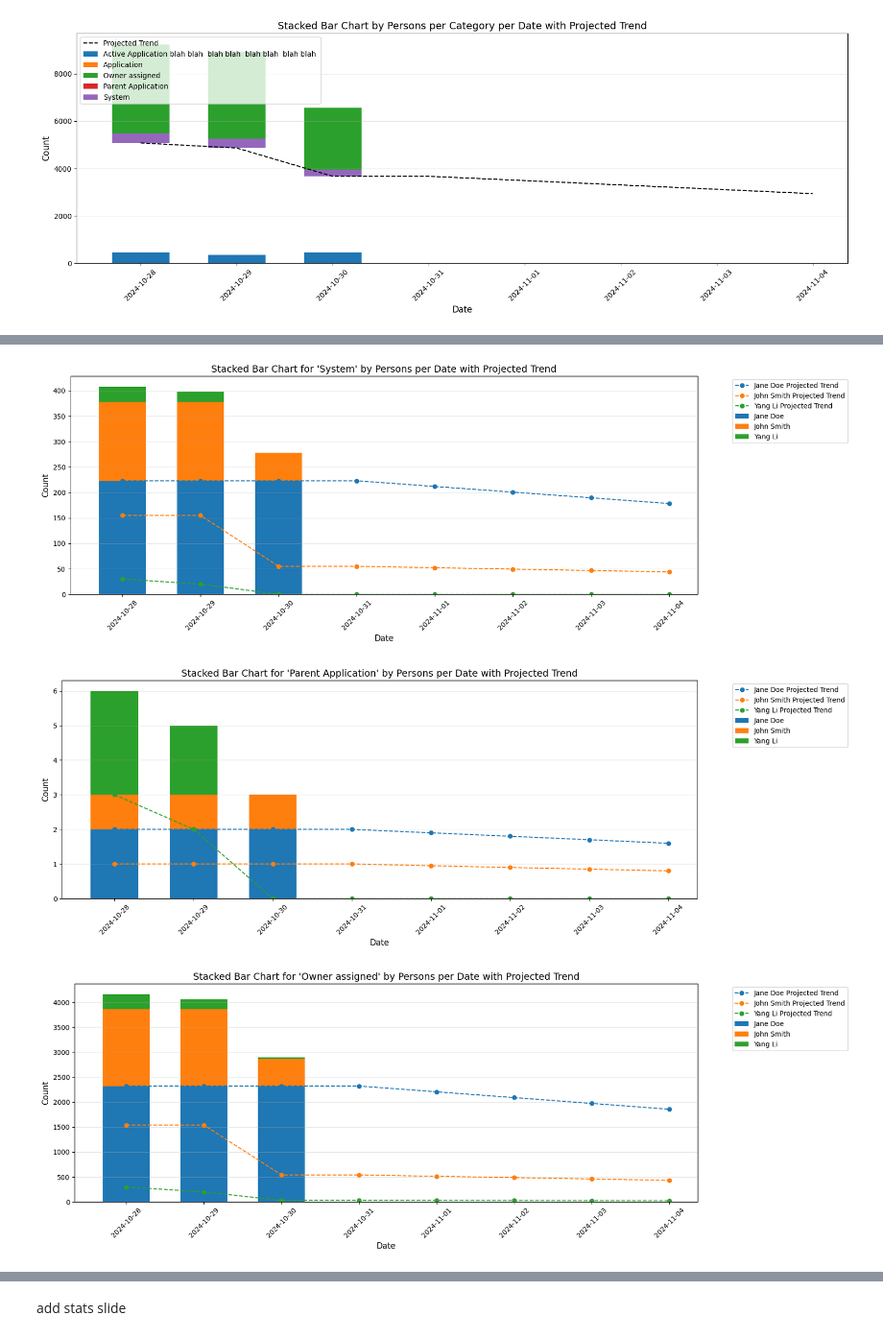
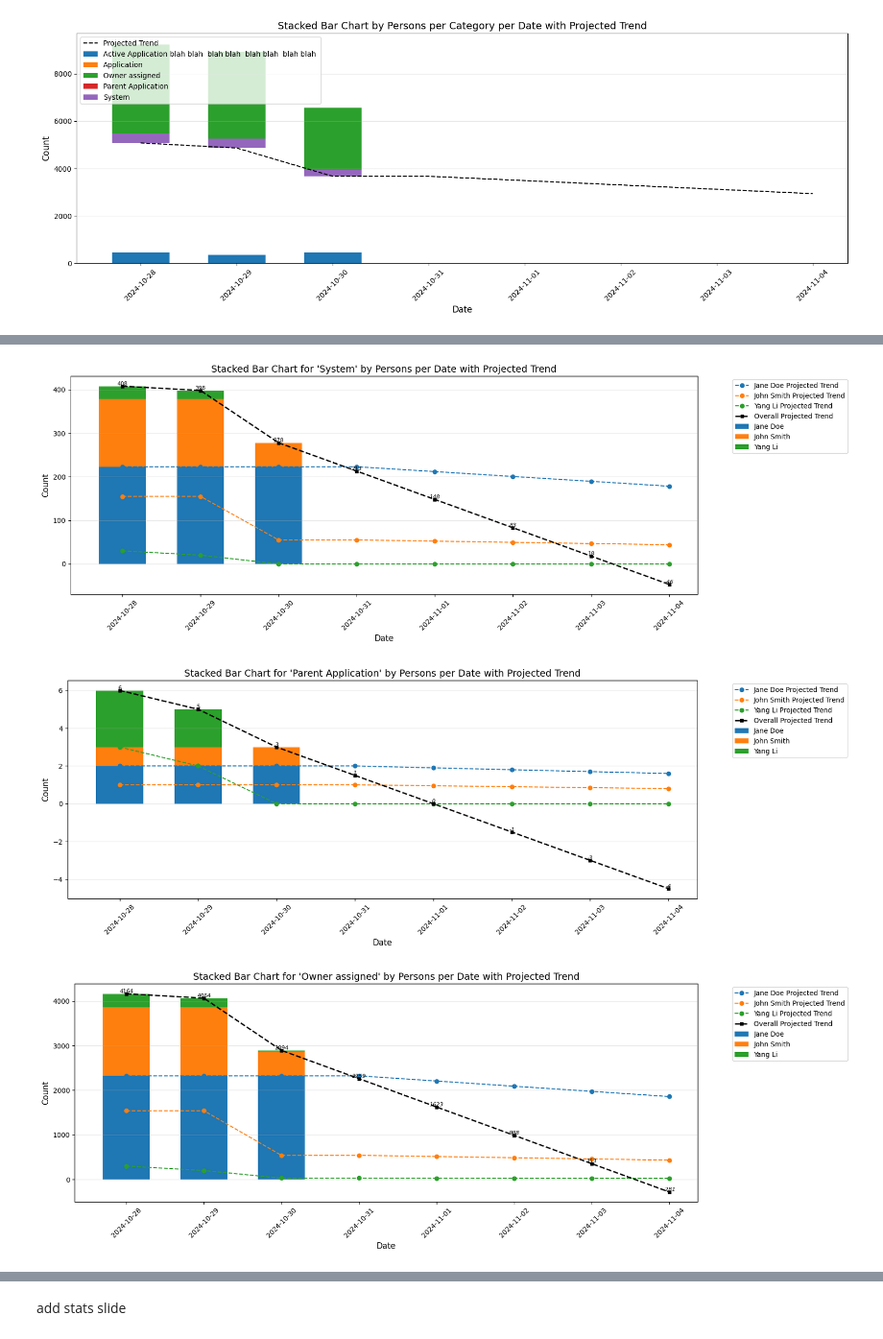
Before and after one commit to ly2xxx/py_playground, a Jupyter notebook: automate-powerpoint/Python PPTX.ipynb, the cells around one changed output, grey strips where cells are left out. Shown at 96% size. Saved outputs shown, nothing was run; the diff lists cells and outputs as text; code cells hidden in the pictures.

Commit message:
Add figures to the trend line

```diff
--- a/automate-powerpoint/Python PPTX.ipynb
+++ b/automate-powerpoint/Python PPTX.ipynb
@@ -1941,7 +1941,18 @@ for category in categories:
     ax.plot(np.append(dates, trend_dates),
             np.append(total_values, predicted_values),
             'r--', linewidth=2, label='Overall Projected Trend',
-            marker='s', markersize=8)
+            marker='s', markersize=5, color='black')
+
+    # After plotting the overall trend line, add value annotations
+    for idx, (date, value) in enumerate(zip(dates, total_values)):
+        ax.text(date, value, f'{int(value)}',
+                ha='center', va='bottom',
+                color='black', fontsize=7)
+
+    for idx, (date, value) in enumerate(zip(trend_dates, predicted_values)):
+        ax.text(date, value, f'{int(value)}',
+                ha='center', va='bottom',
+                color='black', style='italic', fontsize=7)
 
 
     # Customize chart appearance
@@ -1961,3 +1972,3 @@ for category in categories:
-[figure, old version]
+[figure, new version]
-[figure, old version]
+[figure, new version]
-[figure, old version]
+[figure, new version]
```
Also changed, not shown: parts of 1 cell of this notebook.
